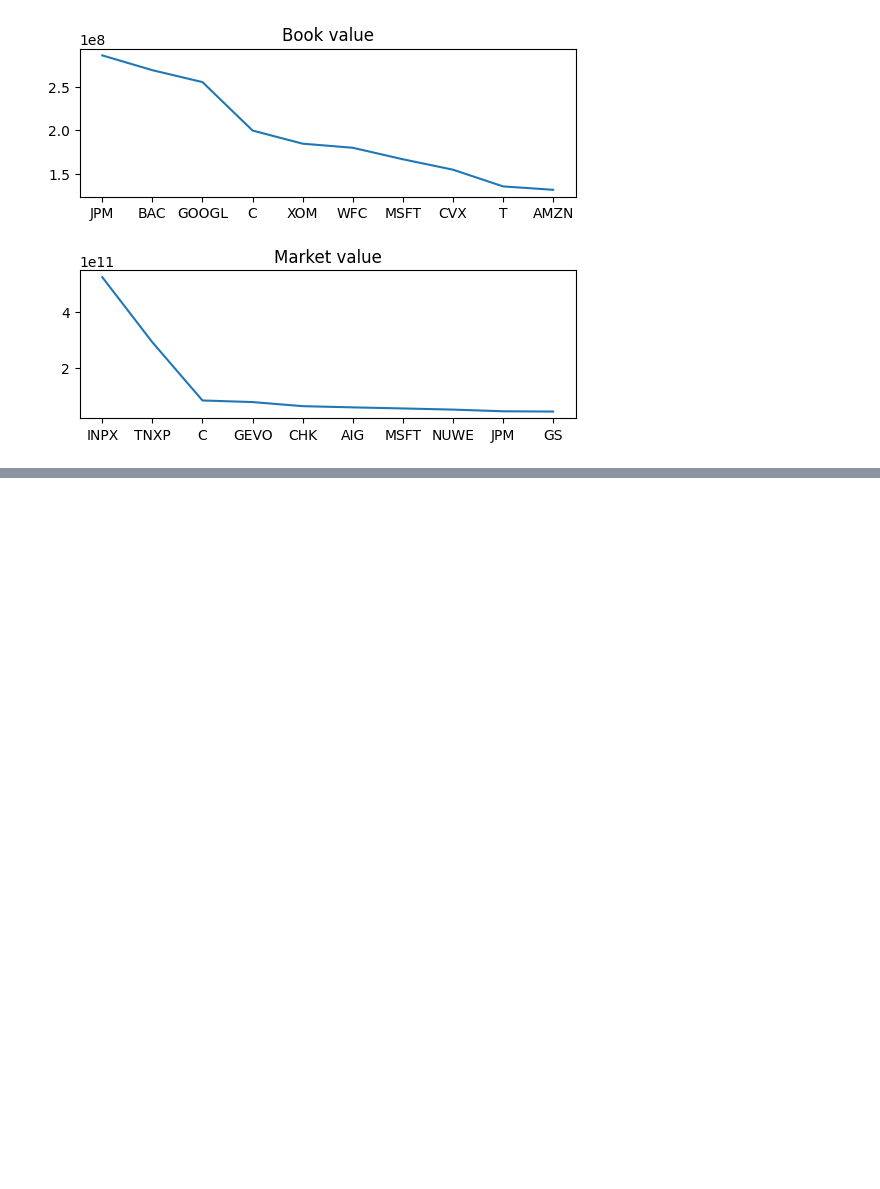
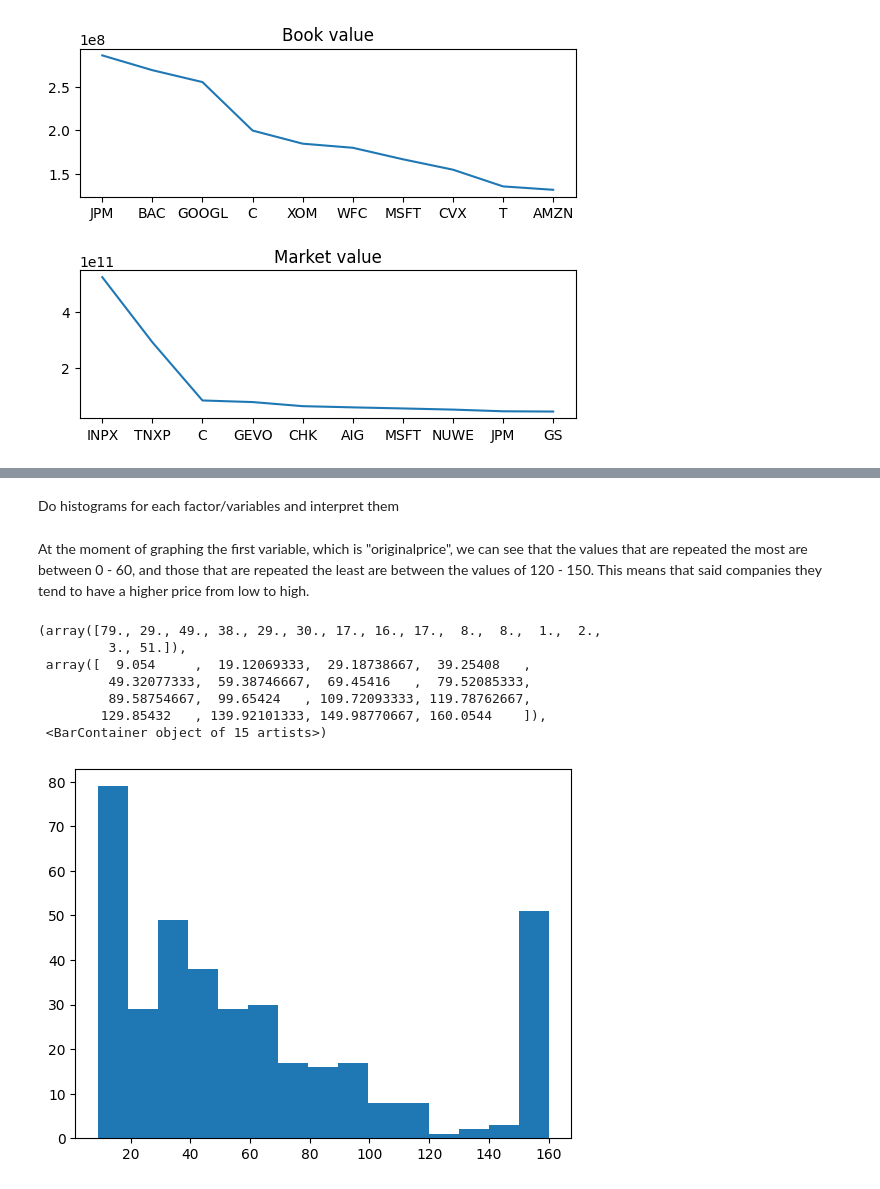
Before and after one commit to AntonioBobadilla/Retroalimentacion1-IA, a Jupyter notebook: script.ipynb, the cells around one changed output, grey strips where cells are left out. Cells and saved outputs as stored; diff of their text form; code cells hidden in the pictures; blank space fills up the shorter version.

```diff
--- a/script.ipynb
+++ b/script.ipynb
@@ -359,0 +528,5 @@ fig.subplots_adjust(hspace=.5)
+# %%
+col_names = a.get_feature_names_out(list(cols.columns))
+col_names = pd.DataFrame(one_hot_labels, columns = col_names)
+col_names = col_names.drop(columns=['size_0'])
+col_names
@@ -359,0 +549,3 @@ fig.subplots_adjust(hspace=.5)
+# %%
+#sample_train_data = sample_train_data.reset_index()
+only_industry = only_industry.reset_index()
@@ -359,0 +554,5 @@ fig.subplots_adjust(hspace=.5)
+# %%
+
+sample_train_data = only_industry.drop(columns = cols.columns)
+sample_train_data = only_industry.join(col_names)
+only_industry = sample_train_data
@@ -359,0 +593,43 @@ fig.subplots_adjust(hspace=.5)
+# %%
+annual_stock_return = only_industry['R']
+
+opm = pd.DataFrame(only_industry['originalprice'])
+
+indexes = opm[np.isinf(opm.originalprice)].index
+opm = opm.drop(indexes)
+
+largest = opm['originalprice'].quantile(.88)
+lowest = opm['originalprice'].quantile(.1)
+opm = opm.clip(lower=lowest,upper=largest)
+opm = pd.DataFrame(opm)
+
+annual_stock_return = annual_stock_return.drop(indexes)
+
+mv = pd.DataFrame(only_industry['net income'])
+mv = mv.drop(indexes)
+
+largest = mv['net income'].quantile(.88)
+lowest = mv['net income'].quantile(.1)
+mv = pd.DataFrame(mv.clip(lowest,largest))
+
+rev = pd.DataFrame(only_industry['operating_profit'])
+rev = rev.drop(indexes)
+
+largest = rev['operating_profit'].quantile(.78)
+lowest = rev['operating_profit'].quantile(.1)
+rev = pd.DataFrame(rev.clip(lowest,largest))
+# %% [markdown]
+Do histograms for each factor/variables and interpret them
+# %% [markdown]
+At the moment of graphing the first variable, which is "originalprice", we can see that the values that are repeated the most are between 0 - 60, and those that are repeated the least are between the values of 120 - 150. This means that said companies they tend to have a higher price from low to high.
+# %%
+plt.hist(opm, bins=15 )
+# %% [output]
+(array([79., 29., 49., 38., 29., 30., 17., 16., 17.,  8.,  8.,  1.,  2.,
+         3., 51.]),
+ array([  9.054     ,  19.12069333,  29.18738667,  39.25408   ,
+         49.32077333,  59.38746667,  69.45416   ,  79.52085333,
+         89.58754667,  99.65424   , 109.72093333, 119.78762667,
+        129.85432   , 139.92101333, 149.98770667, 160.0544    ]),
+ <BarContainer object of 15 artists>)
+[figure, added]
```
Also changed, not shown: parts of 50 cells of this notebook.
